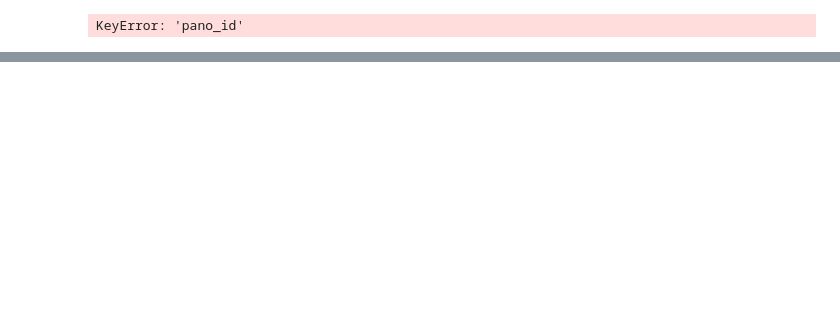
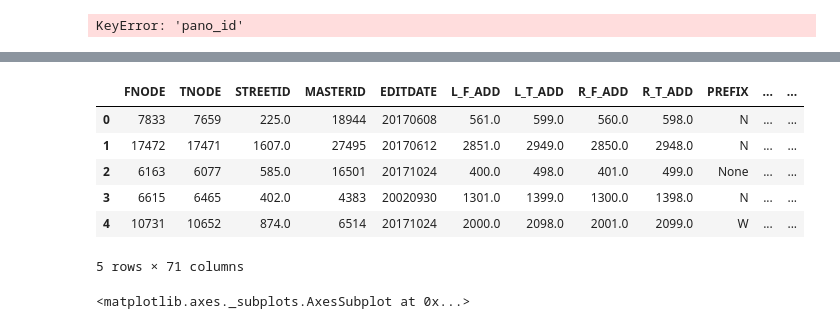
Before and after one commit to chrisoyer/sidewalk_deep-learning, a Jupyter notebook: sidewalks_deep_learning.ipynb, the cells around one changed output, grey strips where cells are left out. Drawn from its saved outputs; the diff is of its cells as text; code cells hidden in the pictures; blank space fills up the shorter version.

```diff
--- a/sidewalks_deep_learning.ipynb
+++ b/sidewalks_deep_learning.ipynb
@@ -95,0 +213,16 @@ KeyError: 'pano_id'
+# %%
+denver_streets_gdf = gpd.read_file('denver-colorado-street-centerline.shp')
+# %%
+denver_streets_gdf.head()
+# %% [output]
+|  | FNODE | TNODE | STREETID | MASTERID | EDITDATE | L_F_ADD | L_T_ADD | R_F_ADD | R_T_ADD | PREFIX | ... | ... |
+| 0 | 7833 | 7659 | 225.0 | 18944 | 20170608 | 561.0 | 599.0 | 560.0 | 598.0 | N | ... | ... |
+| 1 | 17472 | 17471 | 1607.0 | 27495 | 20170612 | 2851.0 | 2949.0 | 2850.0 | 2948.0 | N | ... | ... |
+| 2 | 6163 | 6077 | 585.0 | 16501 | 20171024 | 400.0 | 498.0 | 401.0 | 499.0 | None | ... | ... |
+| 3 | 6615 | 6465 | 402.0 | 4383 | 20020930 | 1301.0 | 1399.0 | 1300.0 | 1398.0 | N | ... | ... |
+| 4 | 10731 | 10652 | 874.0 | 6514 | 20171024 | 2000.0 | 2098.0 | 2001.0 | 2099.0 | W | ... | ... |
+5 rows × 71 columns
+# %%
+denver_streets_gdf.plot()
+# %% [output]
+<matplotlib.axes._subplots.AxesSubplot at 0x...>
```
Also changed, not shown: parts of 10 cells of this notebook.
